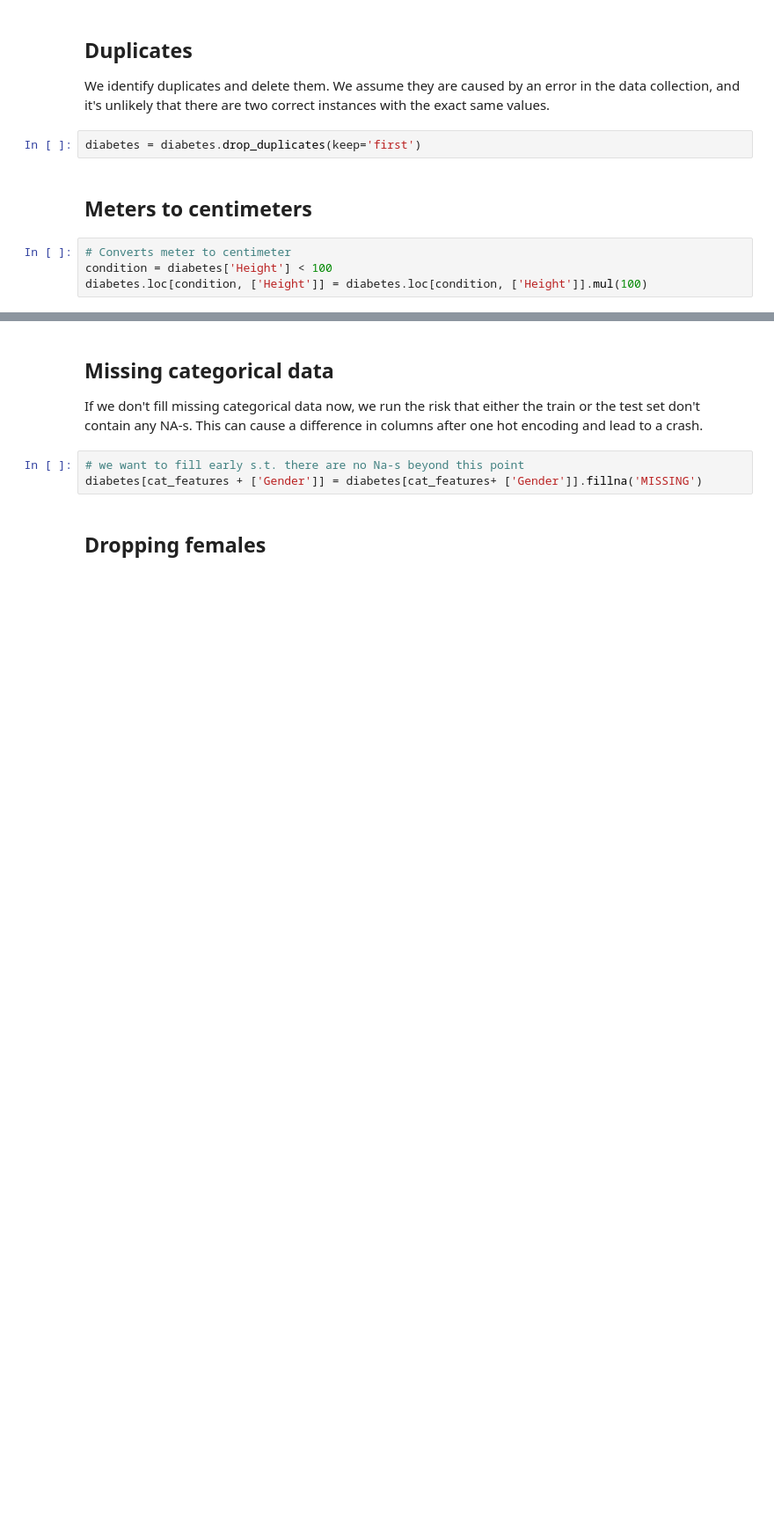
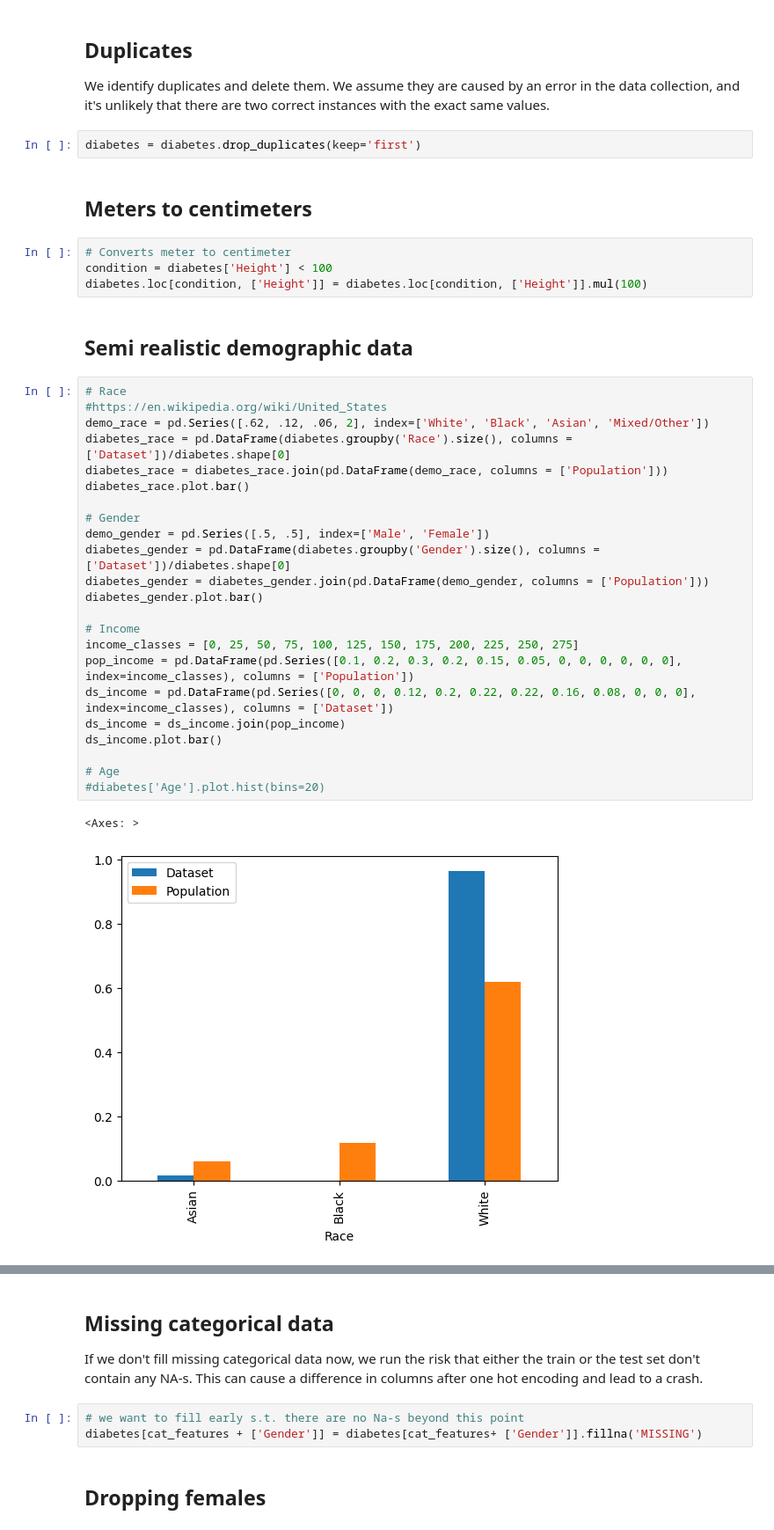
Before and after one commit to Even-tr/IN-STK5000-9000-Project-1, a Jupyter notebook: NotebookV2.ipynb, the cells around one changed output, grey strips where cells are left out. Shown at 88% size. Saved outputs shown, nothing was run; the diff lists cells and outputs as text; blank space fills up the shorter version.

Commit message:
demografiske data

```diff
--- a/NotebookV2.ipynb
+++ b/NotebookV2.ipynb
@@ -65,3 +65,31 @@ diabetes = diabetes.drop_duplicates(keep='first')
 # Converts meter to centimeter
 condition = diabetes['Height'] < 100
 diabetes.loc[condition, ['Height']] = diabetes.loc[condition, ['Height']].mul(100)
+# %% [markdown]
+## Semi realistic demographic data
+# %%
+# Race
+#https://en.wikipedia.org/wiki/United_States
+demo_race = pd.Series([.62, .12, .06, 2], index=['White', 'Black', 'Asian', 'Mixed/Other'])
+diabetes_race = pd.DataFrame(diabetes.groupby('Race').size(), columns = ['Dataset'])/diabetes.shape[0]
+diabetes_race = diabetes_race.join(pd.DataFrame(demo_race, columns = ['Population']))
+diabetes_race.plot.bar()
+
+# Gender
+demo_gender = pd.Series([.5, .5], index=['Male', 'Female'])
+diabetes_gender = pd.DataFrame(diabetes.groupby('Gender').size(), columns = ['Dataset'])/diabetes.shape[0]
+diabetes_gender = diabetes_gender.join(pd.DataFrame(demo_gender, columns = ['Population']))
+diabetes_gender.plot.bar()
+
+# Income
+income_classes = [0, 25, 50, 75, 100, 125, 150, 175, 200, 225, 250, 275]
+pop_income = pd.DataFrame(pd.Series([0.1, 0.2, 0.3, 0.2, 0.15, 0.05, 0, 0, 0, 0, 0, 0], index=income_classes), columns = ['Population'])
+ds_income = pd.DataFrame(pd.Series([0, 0, 0, 0.12, 0.2, 0.22, 0.22, 0.16, 0.08, 0, 0, 0], index=income_classes), columns = ['Dataset'])
+ds_income = ds_income.join(pop_income)
+ds_income.plot.bar()
+
+# Age
+#diabetes['Age'].plot.hist(bins=20)
+# %% [output]
+<Axes: >
+[figure, added]
```
Also changed, not shown: parts of 2 cells of this notebook.
